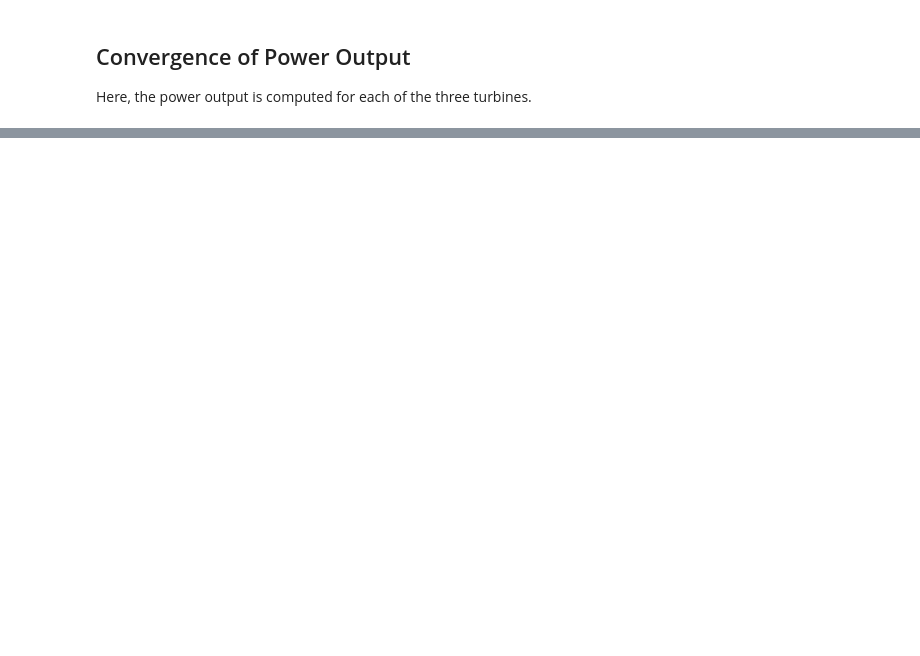
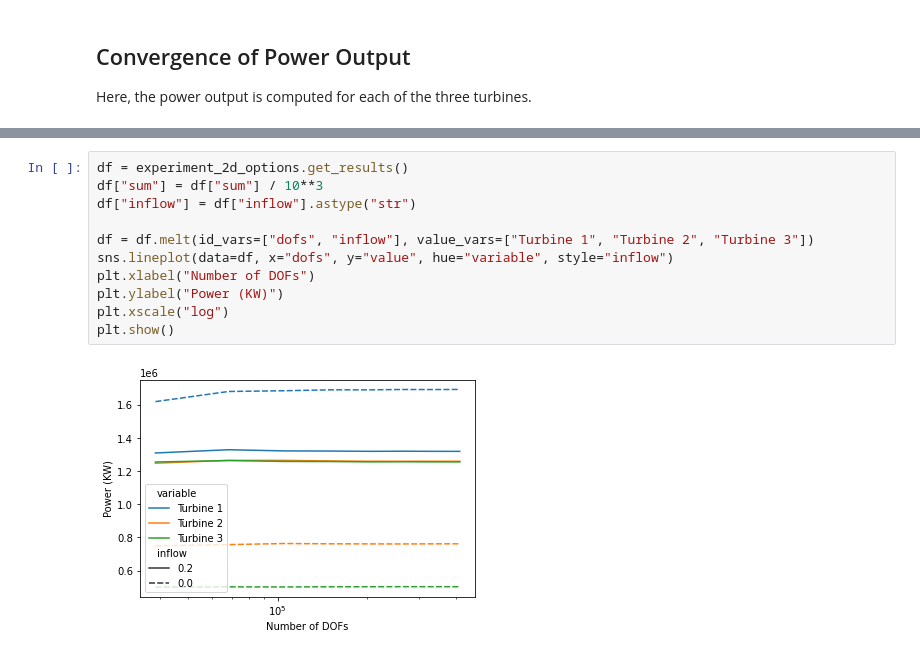
Before and after one commit to jordanperr/csci5636finalproject-windse-convergence, a Jupyter notebook: convergence-plots.ipynb, the cells around one changed output, grey strips where cells are left out. Drawn from its saved outputs; the diff is of its cells as text; blank space fills up the shorter version.

```diff
--- a/convergence-plots.ipynb
+++ b/convergence-plots.ipynb
@@ -92,0 +125,13 @@ plt.plot(x, (x.max()*10**4)/x, "g--", label="1/x")
+# %%
+df = experiment_2d_options.get_results()
+df["sum"] = df["sum"] / 10**3
+df["inflow"] = df["inflow"].astype("str")
+
+df = df.melt(id_vars=["dofs", "inflow"], value_vars=["Turbine 1", "Turbine 2", "Turbine 3"])
+sns.lineplot(data=df, x="dofs", y="value", hue="variable", style="inflow")
+plt.xlabel("Number of DOFs")
+plt.ylabel("Power (KW)")
+plt.xscale("log")
+plt.show()
+# %% [output]
+[figure, added]
```
Also changed, not shown: parts of 8 cells of this notebook.
